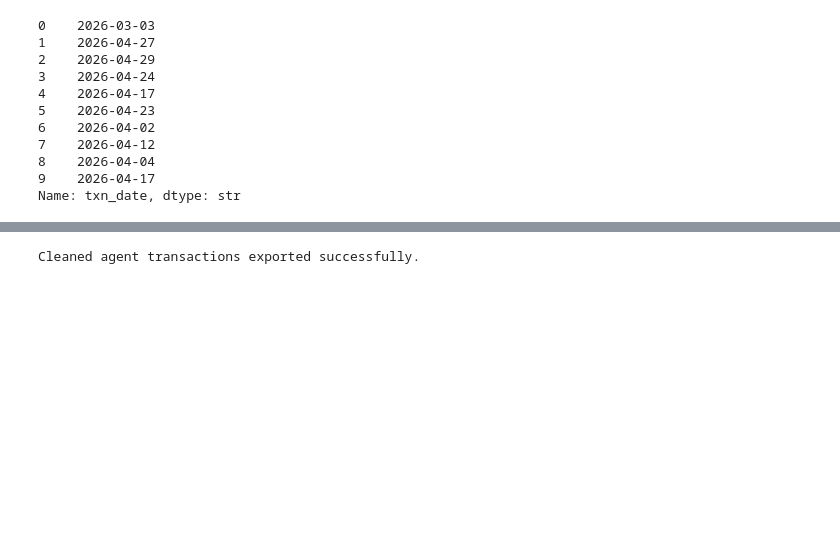
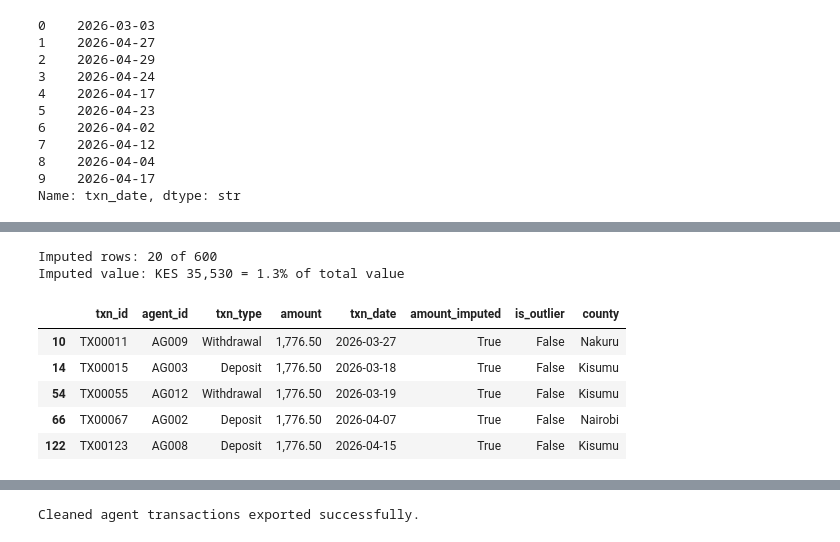
Before and after one commit to nelly-mwangi/plp-da-a3-duka-sales-and-agent-cleanup, a Jupyter notebook: agent_cleanup.ipynb, the cells around one changed output, grey strips where cells are left out. Drawn from its saved outputs; the diff is of its cells as text; code cells hidden in the pictures; blank space fills up the shorter version.

Commit message:
Fix agent cleanup: IQR before imputation, audit table, data quality report

```diff
--- a/agent_cleanup.ipynb
+++ b/agent_cleanup.ipynb
@@ -233,0 +222,14 @@ Cleaned dataset shape: (600, 8)
+# %%
+print("Imputed rows:", int(clean_df["amount_imputed"].sum()), "of", len(clean_df))
+imp_val = clean_df.loc[clean_df["amount_imputed"], "amount"].sum()
+print(f"Imputed value: KES {imp_val:,.0f} = {imp_val / clean_df['amount'].sum():.1%} of total value")
+display(clean_df[clean_df["amount_imputed"]].head())
+# %% [output]
+Imputed rows: 20 of 600
+Imputed value: KES 35,530 = 1.3% of total value
+|  | txn_id | agent_id | txn_type | amount | txn_date | amount_imputed | is_outlier | county |
+| 10 | TX00011 | AG009 | Withdrawal | 1,776.50 | 2026-03-27 | True | False | Nakuru |
+| 14 | TX00015 | AG003 | Deposit | 1,776.50 | 2026-03-18 | True | False | Kisumu |
+| 54 | TX00055 | AG012 | Withdrawal | 1,776.50 | 2026-03-19 | True | False | Kisumu |
+| 66 | TX00067 | AG002 | Deposit | 1,776.50 | 2026-04-07 | True | False | Nairobi |
+| 122 | TX00123 | AG008 | Deposit | 1,776.50 | 2026-04-15 | True | False | Kisumu |
```
Also changed, not shown: parts of 32 cells of this notebook, 6 other files.
